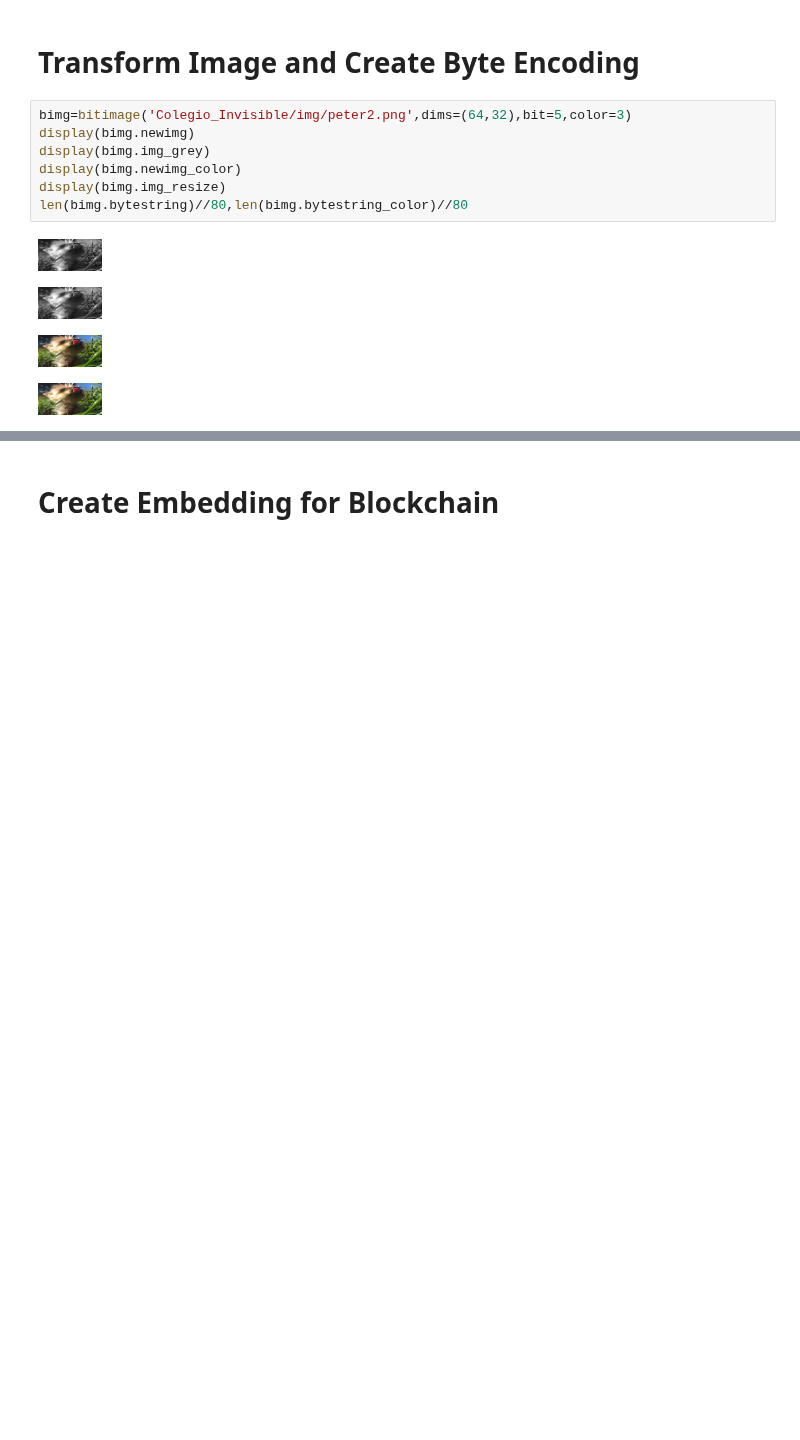
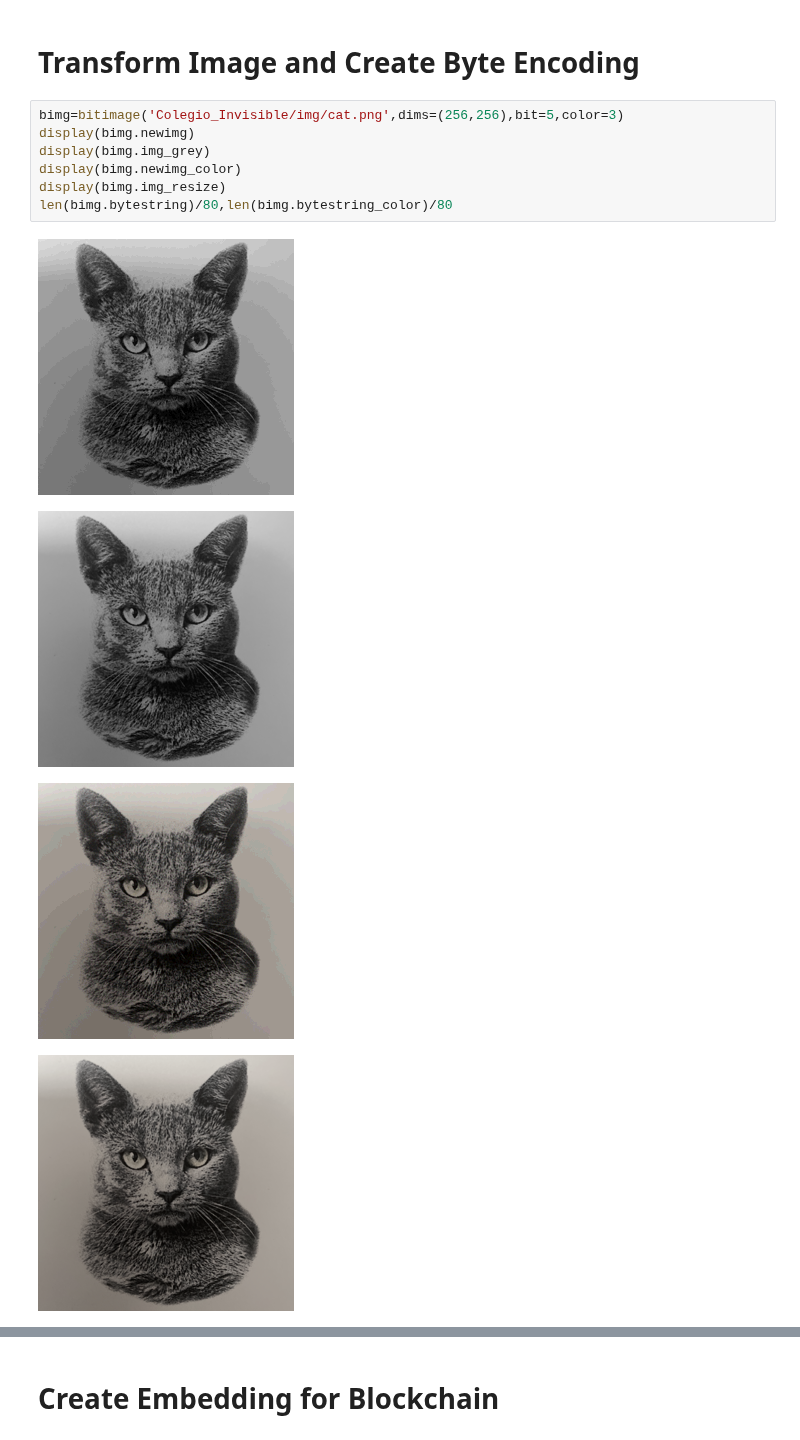
Before and after one commit to ProfDoeg/Colegio_Invisible, a Jupyter notebook: 14_cuaderno.ipynb, the cells around one changed output, grey strips where cells are left out. Drawn from its saved outputs; the diff is of its cells as text; blank space fills up the shorter version.

```diff
--- a/14_cuaderno.ipynb
+++ b/14_cuaderno.ipynb
@@ -325,14 +222,14 @@ colegio_invisible.jpeg         PubKeyToAddr.png
 # %% [markdown]
 # Transform Image and Create Byte Encoding
 # %%
-bimg=bitimage('Colegio_Invisible/img/peter2.png',dims=(64,32),bit=5,color=3)
+bimg=bitimage('Colegio_Invisible/img/cat.png',dims=(256,256),bit=5,color=3)
 display(bimg.newimg)
 display(bimg.img_grey)
 display(bimg.newimg_color)
 display(bimg.img_resize)
-len(bimg.bytestring)//80,len(bimg.bytestring_color)//80
+len(bimg.bytestring)/80,len(bimg.bytestring_color)/80
 # %% [output]
-[figure, old version]
+[figure, new version]
-[figure, old version]
+[figure, new version]
-[figure, old version]
+[figure, new version]
-[figure, old version]
+[figure, new version]
```
Also changed, not shown: parts of 62 cells of this notebook.
